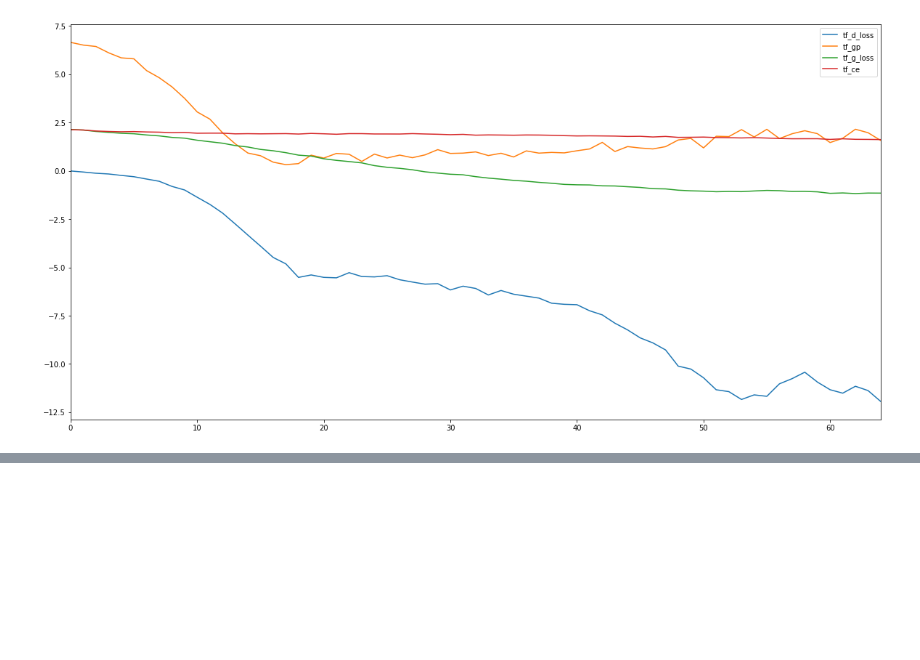
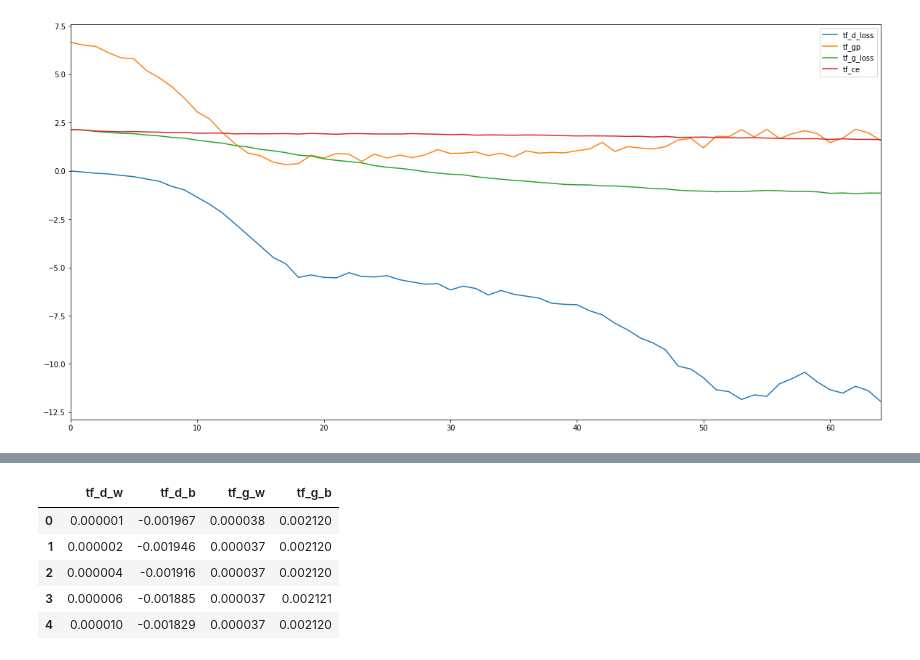
Before and after one commit to ljk423/ctgan-tf, a Jupyter notebook: StatsComp.ipynb, the cells around one changed output, grey strips where cells are left out. Saved outputs shown, nothing was run; the diff lists cells and outputs as text; code cells hidden in the pictures; blank space fills up the shorter version.

```diff
--- a/StatsComp.ipynb
+++ b/StatsComp.ipynb
@@ -39,0 +81,9 @@ df.iloc[:,4:].plot(figsize=(20,10))
+# %%
+weights.head()
+# %% [output]
+|  | tf_d_w | tf_d_b | tf_g_w | tf_g_b |
+| 0 | 0.000001 | -0.001967 | 0.000038 | 0.002120 |
+| 1 | 0.000002 | -0.001946 | 0.000037 | 0.002120 |
+| 2 | 0.000004 | -0.001916 | 0.000037 | 0.002120 |
+| 3 | 0.000006 | -0.001885 | 0.000037 | 0.002121 |
+| 4 | 0.000010 | -0.001829 | 0.000037 | 0.002120 |
```
Also changed, not shown: parts of 9 cells of this notebook, 44 other files.
